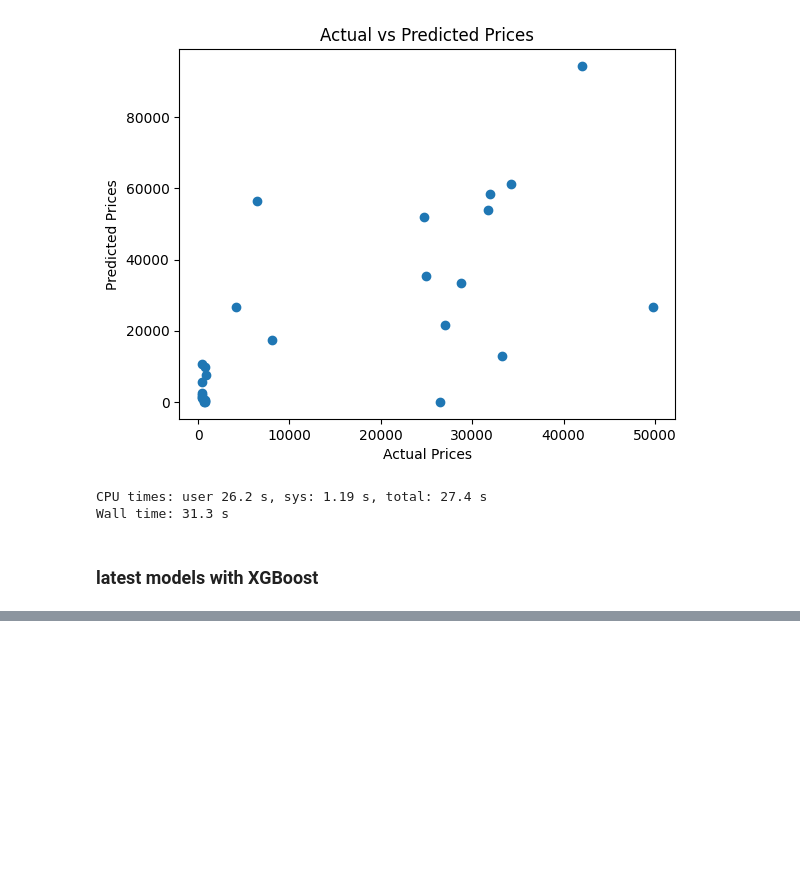
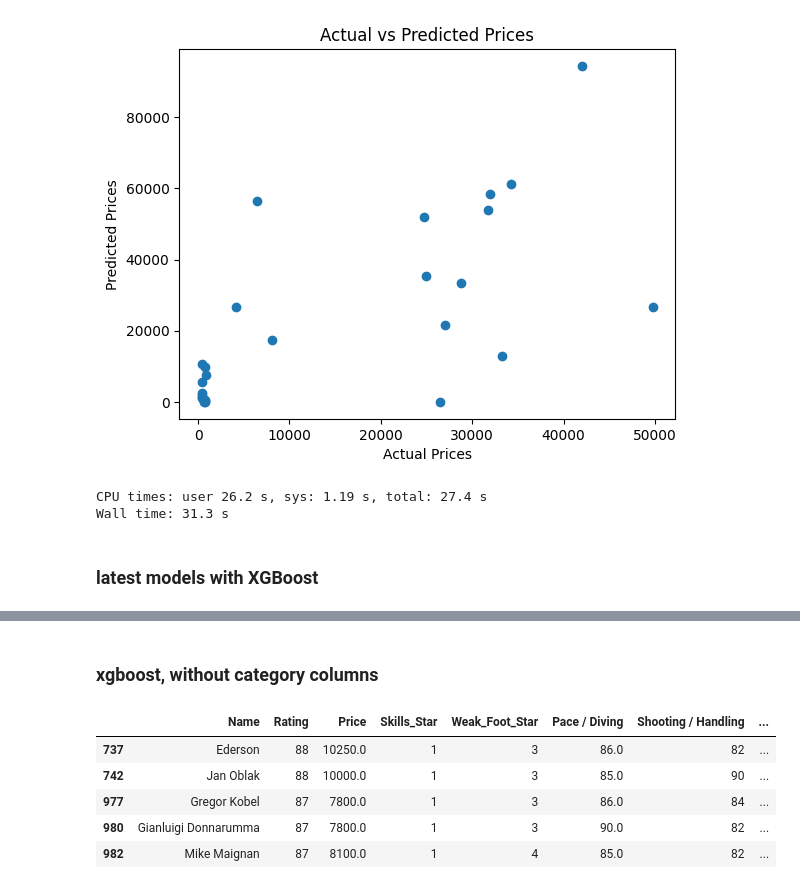
Before and after one commit to saborsoft/ljmu-ds-thesis, a Jupyter notebook: tamas_flesch_thesis_project_neural_network_step.ipynb, the cells around one changed output, grey strips where cells are left out. Cells and saved outputs as stored; diff of their text form; code cells hidden in the pictures; blank space fills up the shorter version.

Commit message:
xgboost with narrow dataset

```diff
--- a/tamas_flesch_thesis_project_neural_network_step.ipynb
+++ b/tamas_flesch_thesis_project_neural_network_step.ipynb
@@ -972,0 +1012,13 @@ R-squared: 0.3957628095411959
+# %% [markdown]
+### xgboost, without category columns
+# %%
+maleGKnarrow = maleGK.iloc[:, [0,1,2,3,4,5,6,7,8,9,10,11,12,13,14,15,16,17,18,114]]
+# %%
+maleGKnarrow.head()
+# %% [output]
+|  | Name | Rating | Price | Skills_Star | Weak_Foot_Star | Pace / Diving | Shooting / Handling | ... |
+| 737 | Ederson | 88 | 10250.0 | 1 | 3 | 86.0 | 82 | ... |
+| 742 | Jan Oblak | 88 | 10000.0 | 1 | 3 | 85.0 | 90 | ... |
+| 977 | Gregor Kobel | 87 | 7800.0 | 1 | 3 | 86.0 | 84 | ... |
+| 980 | Gianluigi Donnarumma | 87 | 7800.0 | 1 | 3 | 90.0 | 82 | ... |
+| 982 | Mike Maignan | 87 | 8100.0 | 1 | 4 | 85.0 | 82 | ... |
```
Also changed, not shown: parts of 16 cells of this notebook.
